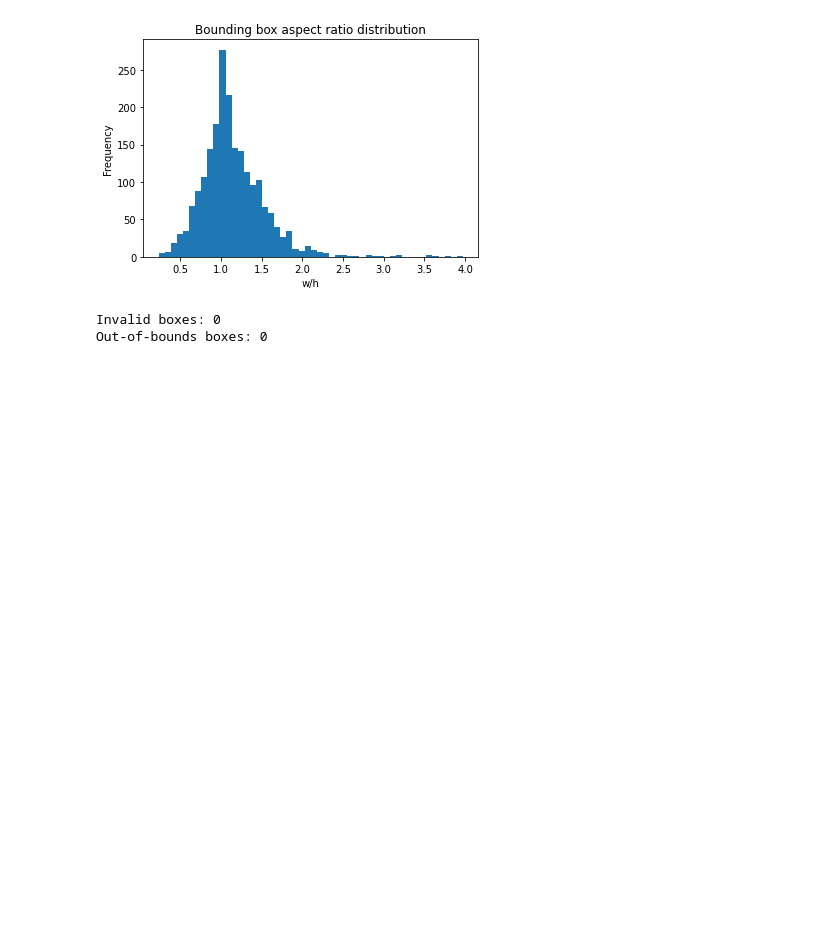
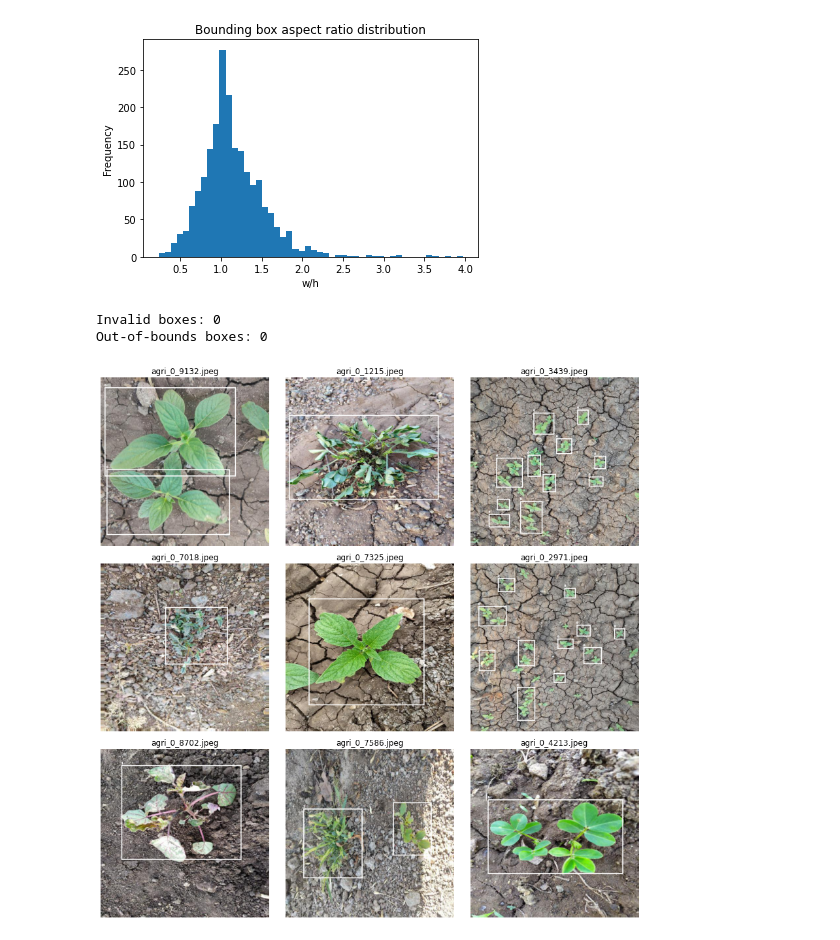
Before and after one commit to WePsychology/AI-Weed-Detection, a Jupyter notebook: ai-weed-detection.ipynb, the cells around one changed output. Cells and saved outputs as stored; diff of their text form; code cells hidden in the pictures; blank space fills up the shorter version.

Commit message:
Visualize sample images

```diff
--- a/ai-weed-detection.ipynb
+++ b/ai-weed-detection.ipynb
@@ -257,3 +257,27 @@ print("Out-of-bounds boxes:", len(oob))
 # %% [output]
 Invalid boxes: 0
 Out-of-bounds boxes: 0
+# %%
+import PIL.ImageDraw as ImageDraw
+
+def draw_boxes(img, subdf):
+    img = img.copy()
+    d = ImageDraw.Draw(img)
+    for _, r in subdf.iterrows():
+        d.rectangle([r.xmin, r.ymin, r.xmax, r.ymax], width=3)
+        d.text((r.xmin, max(0, r.ymin-12)), str(r.label))
+    return img
+
+sample_imgs = random.sample(list(df["img_path"].unique()), k=min(9, df["img_path"].nunique()))
+plt.figure(figsize=(12,12))
+for i, p in enumerate(sample_imgs, 1):
+    img = Image.open(p).convert("RGB")
+    sub = df[df["img_path"] == p]
+    plt.subplot(3,3,i)
+    plt.imshow(draw_boxes(img, sub))
+    plt.axis("off")
+    plt.title(os.path.basename(p))
+plt.tight_layout()
+plt.show()
+# %% [output]
+[figure, added]
```
